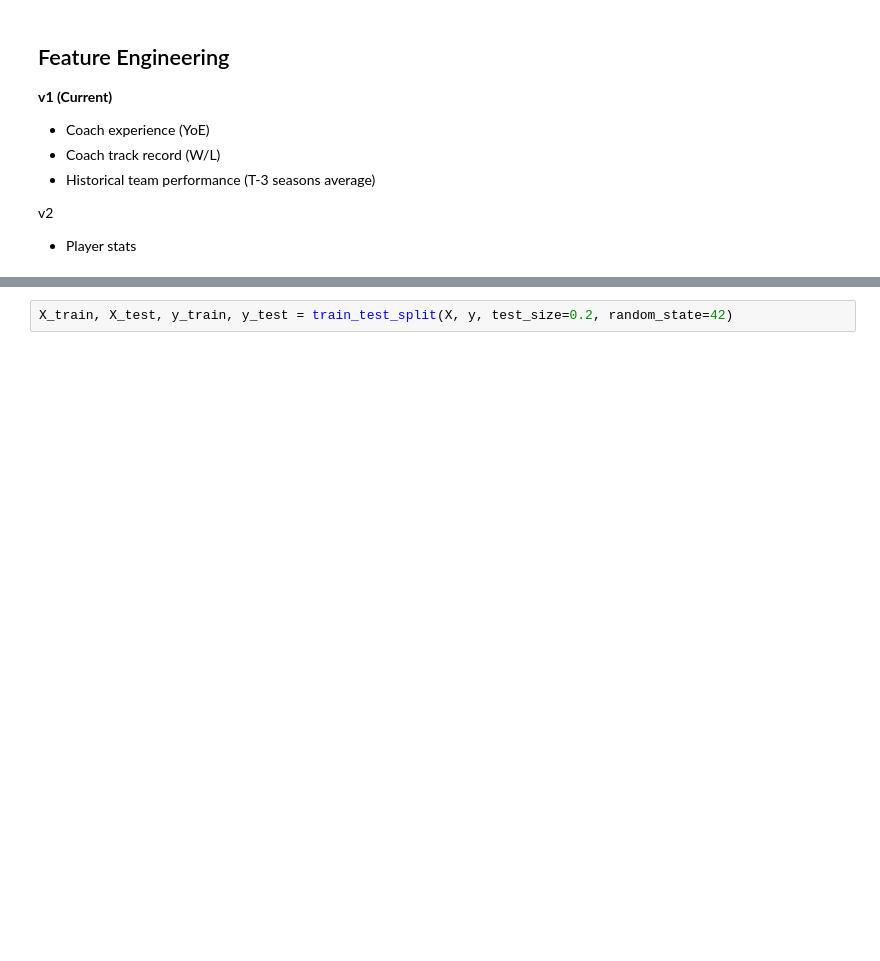
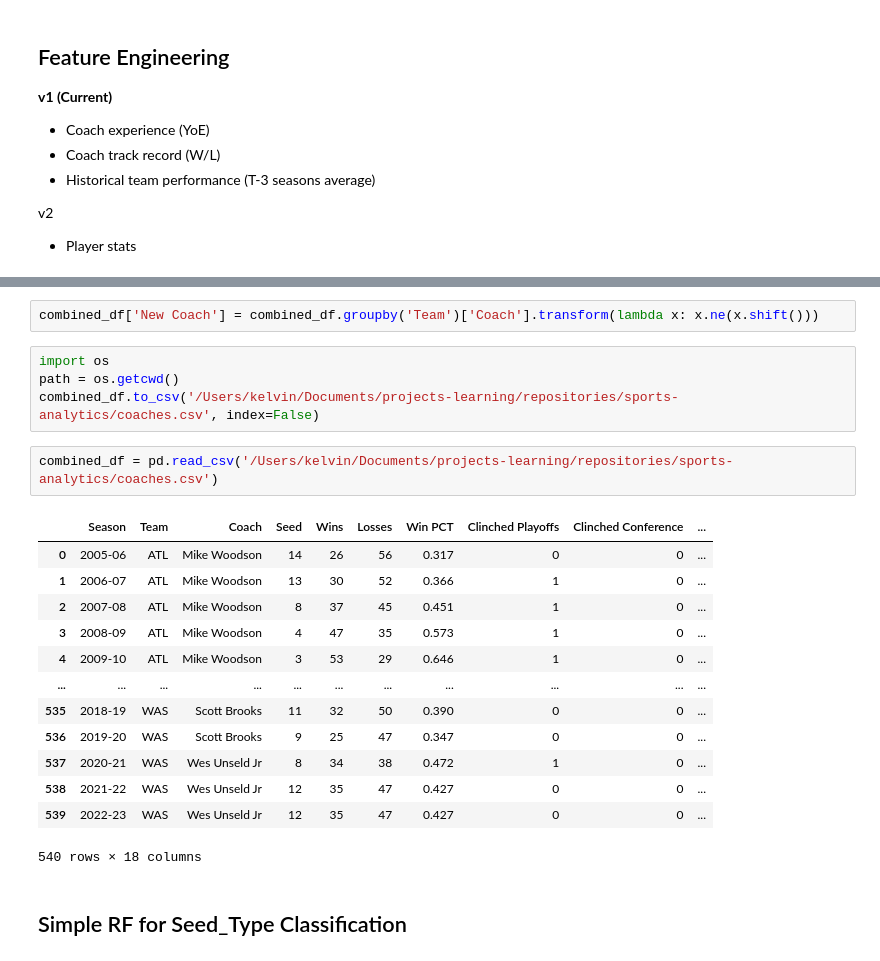
Before and after one commit to cgkelvin/sports-analytics, a Jupyter notebook: analysis.ipynb, the cells around one changed output, grey strips where cells are left out. Saved outputs shown, nothing was run; the diff lists cells and outputs as text; blank space fills up the shorter version.

Commit message:
Created an RF model for seed_type classification

```diff
--- a/analysis.ipynb
+++ b/analysis.ipynb
@@ -261,2 +280,24 @@ combined_df
-# %%
-X_train, X_test, y_train, y_test = train_test_split(X, y, test_size=0.2, random_state=42)
+# %%
+combined_df['New Coach'] = combined_df.groupby('Team')['Coach'].transform(lambda x: x.ne(x.shift()))
+# %%
+import os
+path = os.getcwd()
+combined_df.to_csv('/Users/kelvin/Documents/projects-learning/repositories/sports-analytics/coaches.csv', index=False)
+# %%
+combined_df = pd.read_csv('/Users/kelvin/Documents/projects-learning/repositories/sports-analytics/coaches.csv')
+# %% [output]
+|  | Season | Team | Coach | Seed | Wins | Losses | Win PCT | Clinched Playoffs | Clinched Conference | ... |
+| 0 | 2005-06 | ATL | Mike Woodson | 14 | 26 | 56 | 0.317 | 0 | 0 | ... |
+| 1 | 2006-07 | ATL | Mike Woodson | 13 | 30 | 52 | 0.366 | 1 | 0 | ... |
+| 2 | 2007-08 | ATL | Mike Woodson | 8 | 37 | 45 | 0.451 | 1 | 0 | ... |
+| 3 | 2008-09 | ATL | Mike Woodson | 4 | 47 | 35 | 0.573 | 1 | 0 | ... |
+| 4 | 2009-10 | ATL | Mike Woodson | 3 | 53 | 29 | 0.646 | 1 | 0 | ... |
+| ... | ... | ... | ... | ... | ... | ... | ... | ... | ... | ... |
+| 535 | 2018-19 | WAS | Scott Brooks | 11 | 32 | 50 | 0.390 | 0 | 0 | ... |
+| 536 | 2019-20 | WAS | Scott Brooks | 9 | 25 | 47 | 0.347 | 0 | 0 | ... |
+| 537 | 2020-21 | WAS | Wes Unseld Jr | 8 | 34 | 38 | 0.472 | 1 | 0 | ... |
+| 538 | 2021-22 | WAS | Wes Unseld Jr | 12 | 35 | 47 | 0.427 | 0 | 0 | ... |
+| 539 | 2022-23 | WAS | Wes Unseld Jr | 12 | 35 | 47 | 0.427 | 0 | 0 | ... |
+540 rows × 18 columns
+# %% [markdown]
+## Simple RF for Seed_Type Classification
```
Also changed, not shown: parts of 7 cells of this notebook.
